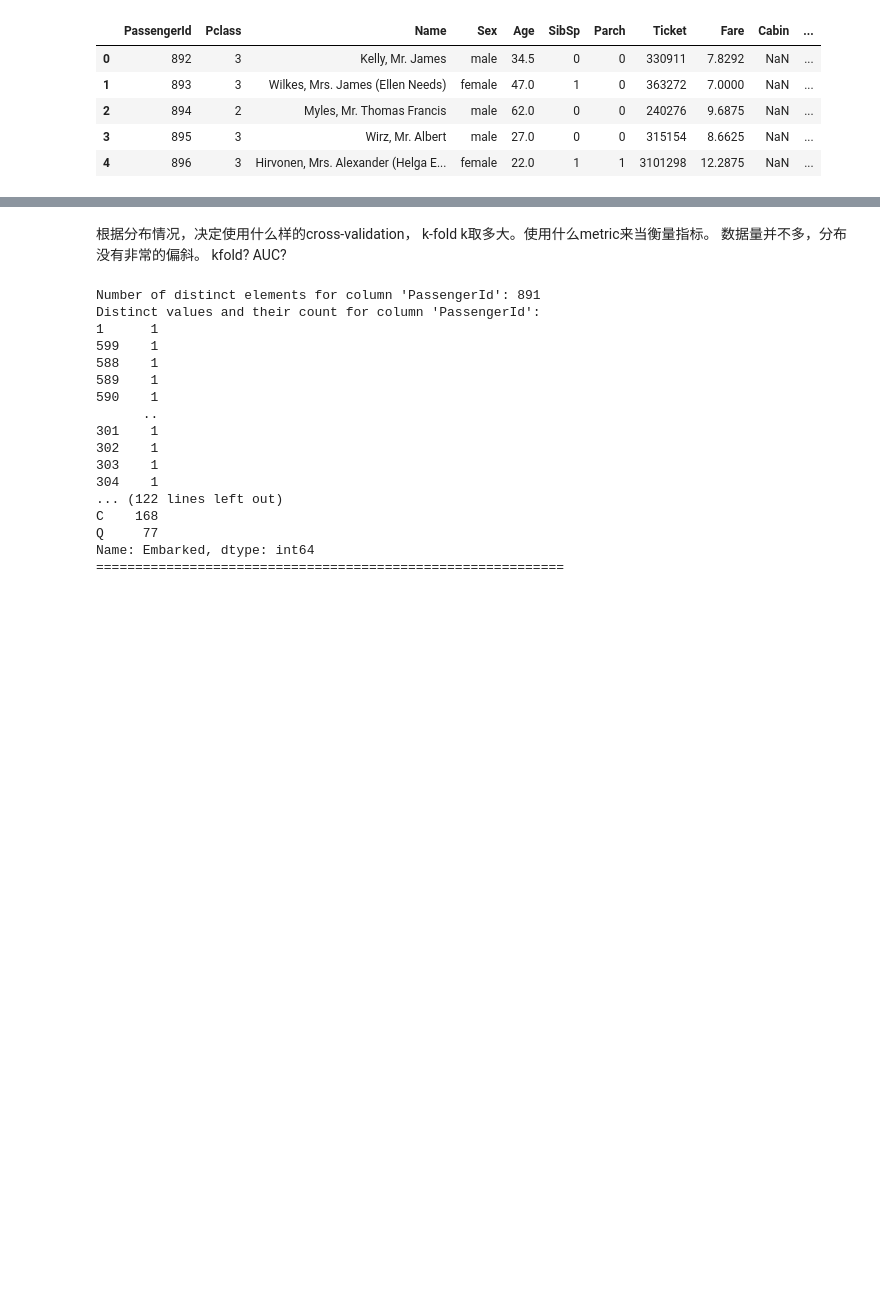
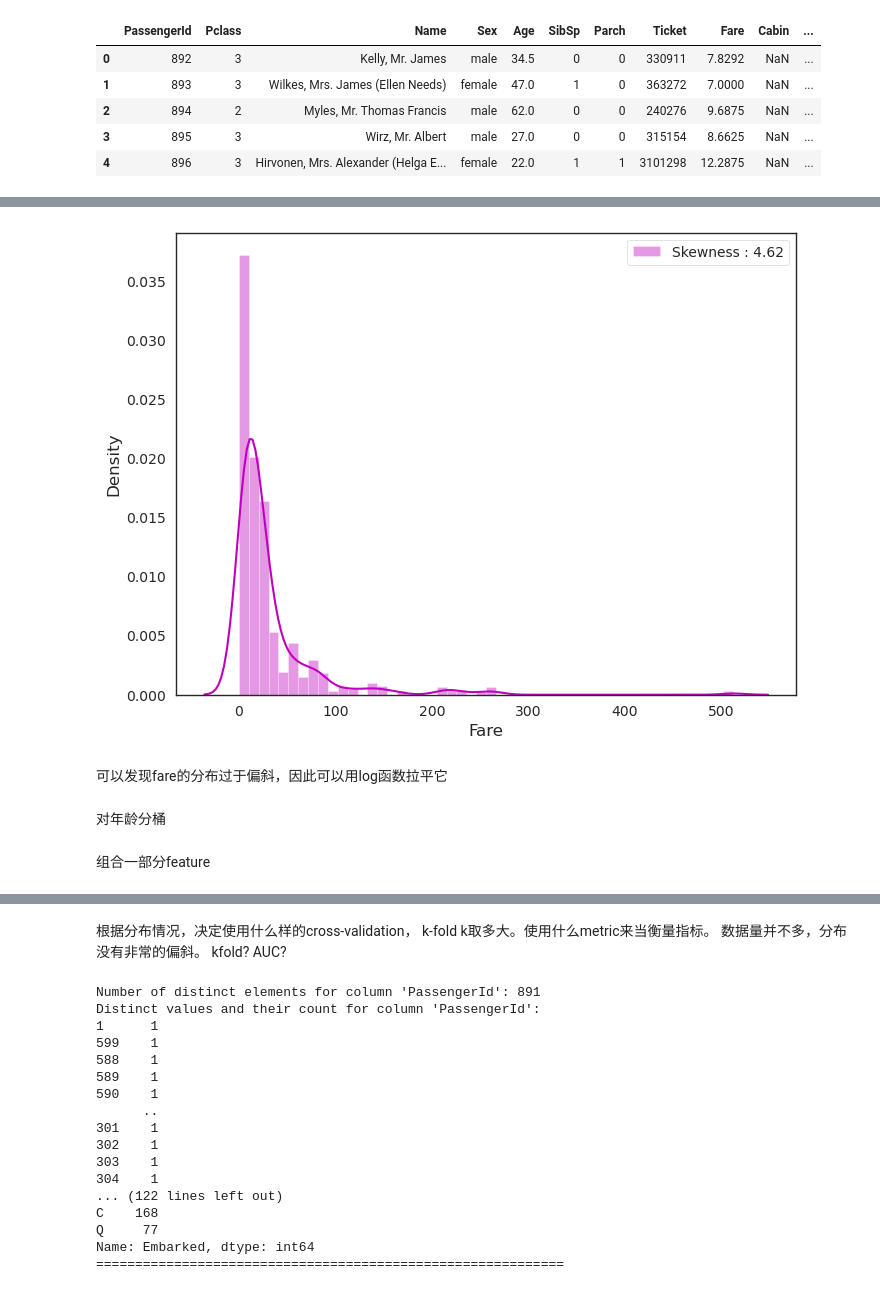
Before and after one commit to gavinloverqq/Exercise, a Jupyter notebook: Kaggle/Titanic/test.ipynb, the cells around one changed output, grey strips where cells are left out. Drawn from its saved outputs; the diff is of its cells as text; code cells hidden in the pictures; blank space fills up the shorter version.

```diff
--- a/Kaggle/Titanic/test.ipynb
+++ b/Kaggle/Titanic/test.ipynb
@@ -142,0 +176,4 @@ plot_correlation_map(train_data)
+# %%
+df_all['Cabin'].fillna('X', inplace=True)
+df_all['Cabin'] = df_all['Cabin'].str[0]
+df_all['Cabin'].unique()
@@ -142,0 +182,3 @@ plot_correlation_map(train_data)
+# %%
+train_data = df_all[df_all['Survived'].notnull()]
+test_data = df_all[df_all['Survived'].isnull()]
@@ -142,0 +245,12 @@ plot_correlation_map(train_data)
+# %%
+train_data = train_data.drop(Outliers_to_drop, axis = 0).reset_index(drop=True)
+# %%
+df_all = pd.concat([train_data, test_data])
+# %%
+# Explore Fare distribution
+g = sns.distplot(df_all["Fare"], color="m", label="Skewness : %.2f"%(df_all["Fare"].skew()))
+g = g.legend(loc="best")
+# %% [output]
+[figure, added]
+# %% [markdown]
+可以发现fare的分布过于偏斜，因此可以用log函数拉平它
@@ -142,0 +259,2 @@ plot_correlation_map(train_data)
+# %% [markdown]
+对年龄分桶
@@ -142,0 +269,2 @@ plot_correlation_map(train_data)
+# %% [markdown]
+组合一部分feature
```
Also changed, not shown: parts of 44 cells of this notebook.
